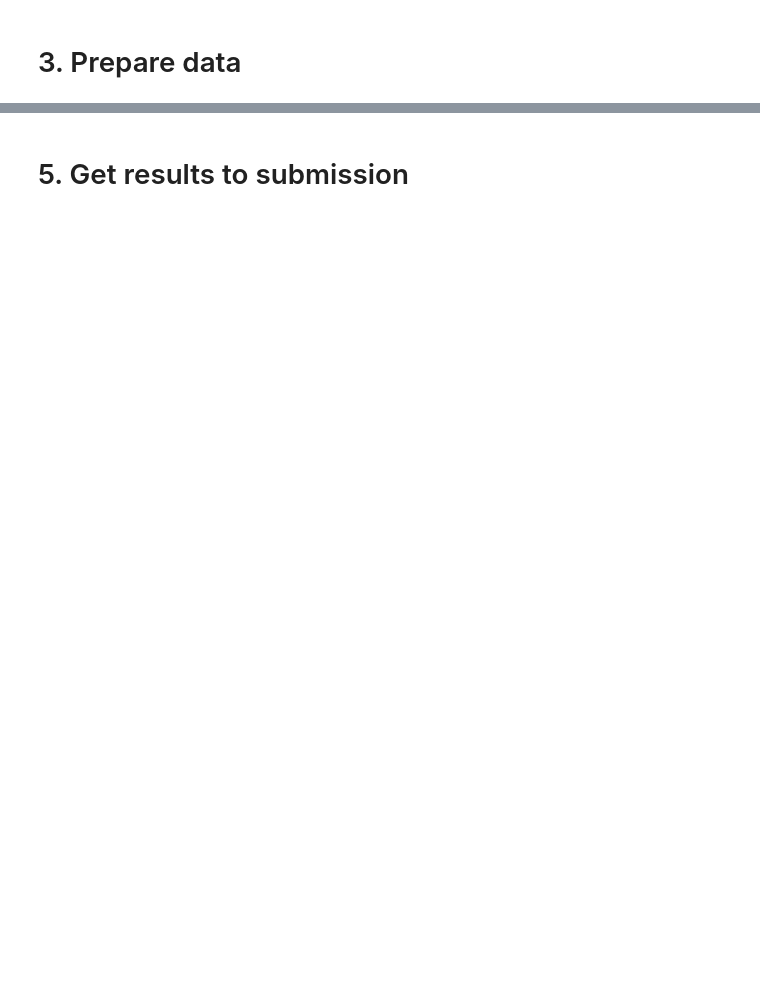
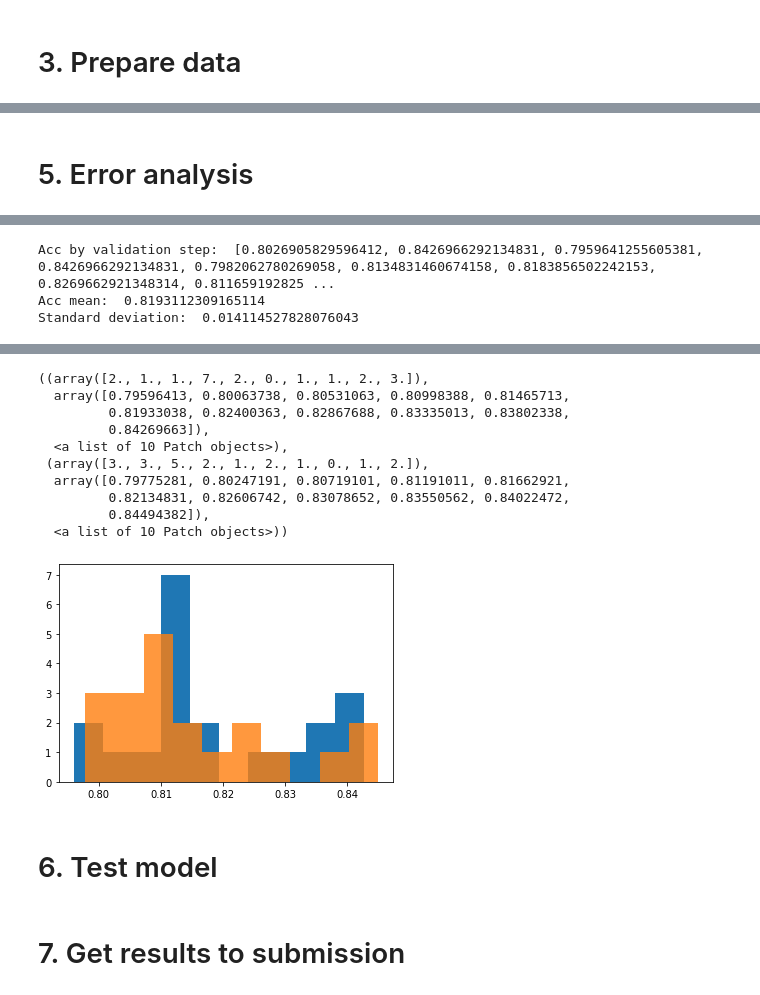
Before and after one commit to Andygrammer/Kaggle, a Jupyter notebook: ML_Step0_Titanic.ipynb, the cells around one changed output, grey strips where cells are left out. Drawn from its saved outputs; the diff is of its cells as text; code cells hidden in the pictures; blank space fills up the shorter version.

```diff
--- a/ML_Step0_Titanic.ipynb
+++ b/ML_Step0_Titanic.ipynb
@@ -83,0 +111,61 @@ Acc:  0.6083052749719416
+# %% [markdown]
+# 5. Error analysis
+# %%
+x_valid_check = train.iloc[outputs].copy()
+x_valid_check['p'] = p
+#x_valid_check.head()
+
+errors = x_valid_check[x_valid_check['Survived'] != x_valid_check['p']]
+errors = errors[['PassengerId', 'Pclass', 'Name', 'Sex', 'Age', 'SibSp',
+       'Parch', 'Ticket', 'Fare', 'Cabin', 'Embarked', 'SEX_BINARY', 'p', 'Survived']]
+errors.head()
+
+women = errors[errors['Sex'] == 'female']
+men = errors[errors['Sex'] == 'male']
+women.sort_values("Survived")
+
+train['EMBARKED_S'] = (train['Embarked'] == 'S').astype(int)
+train['EMBARKED_C'] = (train['Embarked'] == 'C').astype(int)
+#train['EMBARKED_Q'] = (train['Embarked'] == 'Q').astype(int)
+
+train['CABIN_NULL'] = train['Cabin'].isnull().astype(int)
+
+train['NAME_MISS'] = train['Name'].str.contains("Miss").astype(int)
+train['NAME_MRS'] = train['Name'].str.contains("Mrs").astype(int)
+train['NAME_MR'] = train['Name'].str.contains("Mr").astype(int)
+train['NAME_MASTER'] = train['Name'].str.contains("Master").astype(int)
+train['NAME_COL'] = train['Name'].str.contains("Col").astype(int)
+train['NAME_MAJOR'] = train['Name'].str.contains("Major").astype(int)
+
+vars = ['SEX_BINARY', 'Age', 'Pclass', 'SibSp', 'Parch', 'Fare', 'EMBARKED_S', 'EMBARKED_C', 'CABIN_NULL',
+             'NAME_MISS', 'NAME_MRS',
+             'NAME_MASTER', 'NAME_COL', 'NAME_MAJOR', 'NAME_MR']
+
+x = train[vars].fillna(-1)
+y = train['Survived']
+
+results2 = []
+k = RepeatedKFold(n_splits=2, n_repeats=10, random_state=1)
+for examples, outputs in k.split(x):
+  #print("Train: ", examples.shape[0])
+  #print("Valid: ", outputs.shape[0])
+  #print()
+  x_train, x_valid = x.iloc[examples], x.iloc[outputs]
+  y_train, y_valid = y.iloc[examples], y.iloc[outputs]
+
+  # 4.1. training
+  #model = RandomForestClassifier(n_estimators=100, n_jobs=-1, random_state=0)
+  model = LogisticRegression()
+  model.fit(x_train, y_train)
+  p = model.predict(x_valid)
+
+  # 4.2. validation
+  y_valid = np.mean(y_valid == p)
+  results2.append(y_valid)
+
+print("Acc by validation step: ", results2)
+print("Acc mean: ", np.mean(results2))
+print("Standard deviation: ", np.std(results2))
+
+pylab.hist(results2), pylab.hist(results,alpha=0.8)
+# %% [output]
@@ -83,0 +189,3 @@ Acc:  0.6083052749719416
+Acc by validation step:  [0.8026905829596412, 0.8426966292134831, 0.7959641255605381, 0.8426966292134831, 0.7982062780269058, 0.8134831460674158, 0.8183856502242153, 0.8269662921348314, 0.811659192825 ...
+Acc mean:  0.8193112309165114
+Standard deviation:  0.014114527828076043
@@ -83,0 +209,13 @@ Acc:  0.6083052749719416
+((array([2., 1., 1., 7., 2., 0., 1., 1., 2., 3.]),
+  array([0.79596413, 0.80063738, 0.80531063, 0.80998388, 0.81465713,
+         0.81933038, 0.82400363, 0.82867688, 0.83335013, 0.83802338,
+         0.84269663]),
+  <a list of 10 Patch objects>),
+ (array([3., 3., 5., 2., 1., 2., 1., 0., 1., 2.]),
+  array([0.79775281, 0.80247191, 0.80719101, 0.81191011, 0.81662921,
+         0.82134831, 0.82606742, 0.83078652, 0.83550562, 0.84022472,
+         0.84494382]),
+  <a list of 10 Patch objects>))
+[figure, added]
+# %% [markdown]
+# 6. Test model
@@ -84,5 +240,5 @@ Acc:  0.6083052749719416
 # %% [markdown]
-# 5. Get results to submission
+# 7. Get results to submission
 # %%
 sub = pd.Series(p, index=test['PassengerId'], name='Survived')
 sub.shape
```
Also changed, not shown: parts of 7 cells of this notebook.
